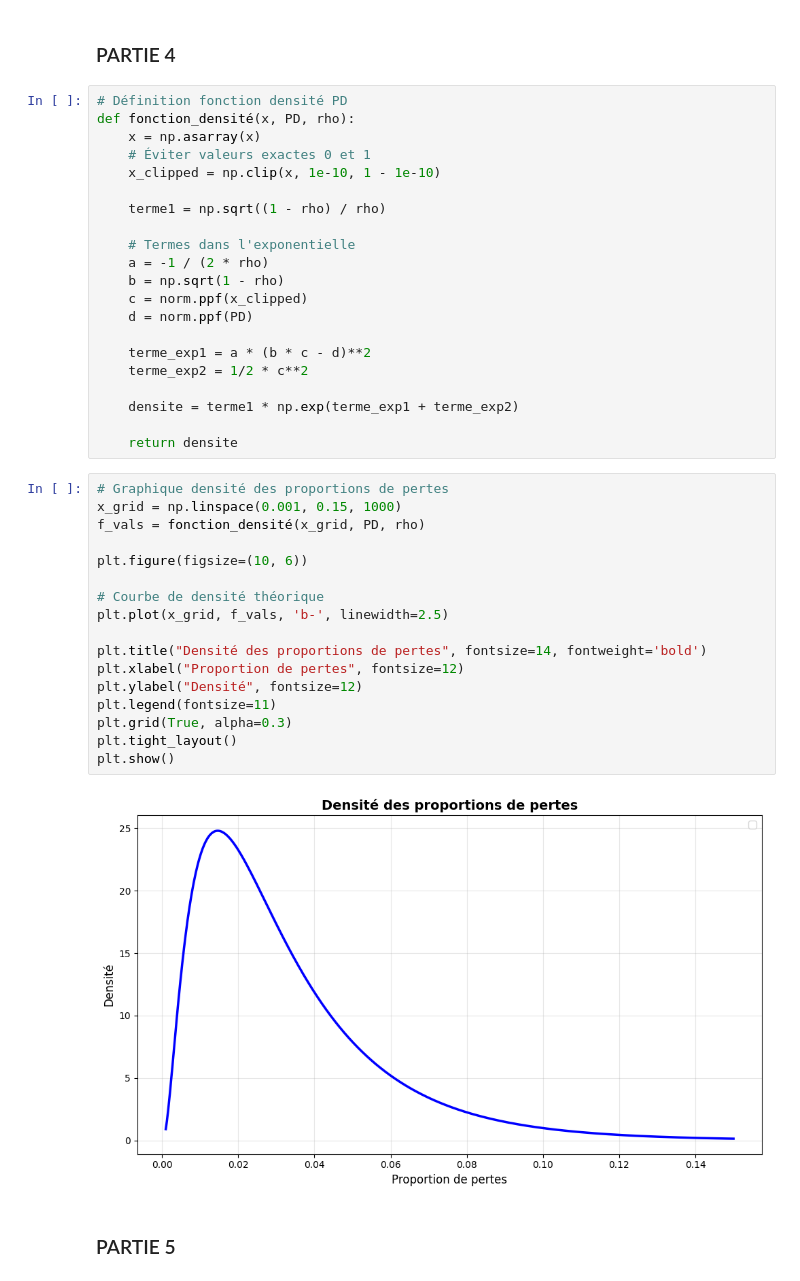
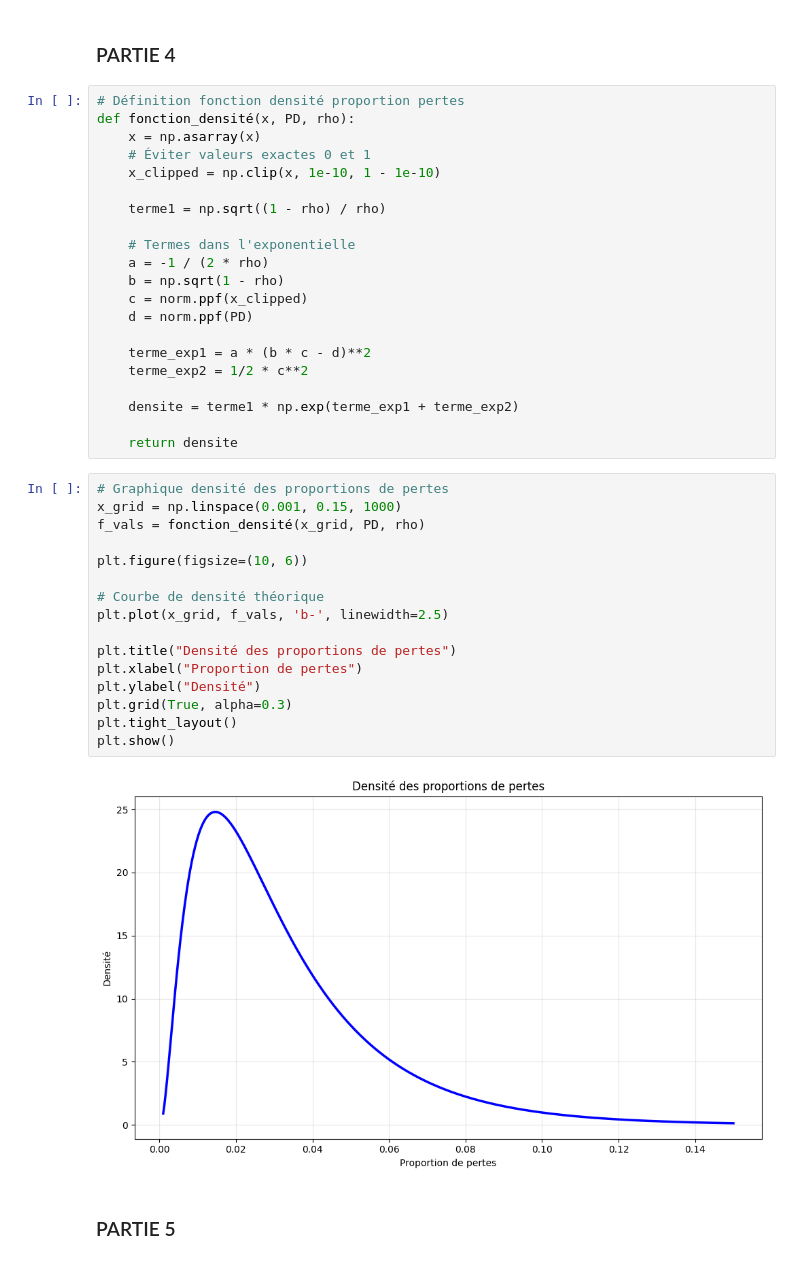
Before and after one commit to Lilas-Bertot/PYTHON-FINA-60232, a Jupyter notebook: Code python.ipynb, the cells around one changed output. Cells and saved outputs as stored; diff of their text form.

```diff
--- a/Code python.ipynb
+++ b/Code python.ipynb
@@ -76,7 +88,7 @@ plt.show()
 # %% [markdown]
 ### PARTIE 4
 # %%
-# Définition fonction densité PD
+# Définition fonction densité proportion pertes
 def fonction_densité(x, PD, rho):
     x = np.asarray(x)
     # Éviter valeurs exactes 0 et 1
@@ -99,22 +111,21 @@ def fonction_densité(x, PD, rho):
 # %%
 # Graphique densité des proportions de pertes
 x_grid = np.linspace(0.001, 0.15, 1000)
 f_vals = fonction_densité(x_grid, PD, rho)
 
 plt.figure(figsize=(10, 6))
 
 # Courbe de densité théorique
 plt.plot(x_grid, f_vals, 'b-', linewidth=2.5)
 
-plt.title("Densité des proportions de pertes", fontsize=14, fontweight='bold')
-plt.xlabel("Proportion de pertes", fontsize=12)
-plt.ylabel("Densité", fontsize=12)
-plt.legend(fontsize=11)
+plt.title("Densité des proportions de pertes")
+plt.xlabel("Proportion de pertes")
+plt.ylabel("Densité")
 plt.grid(True, alpha=0.3)
 plt.tight_layout()
 plt.show()
 # %% [output]
-[figure, old version]
+[figure, new version]
 # %% [markdown]
 ### PARTIE 5
 # %%
```
Also changed, not shown: parts of 9 cells of this notebook.
